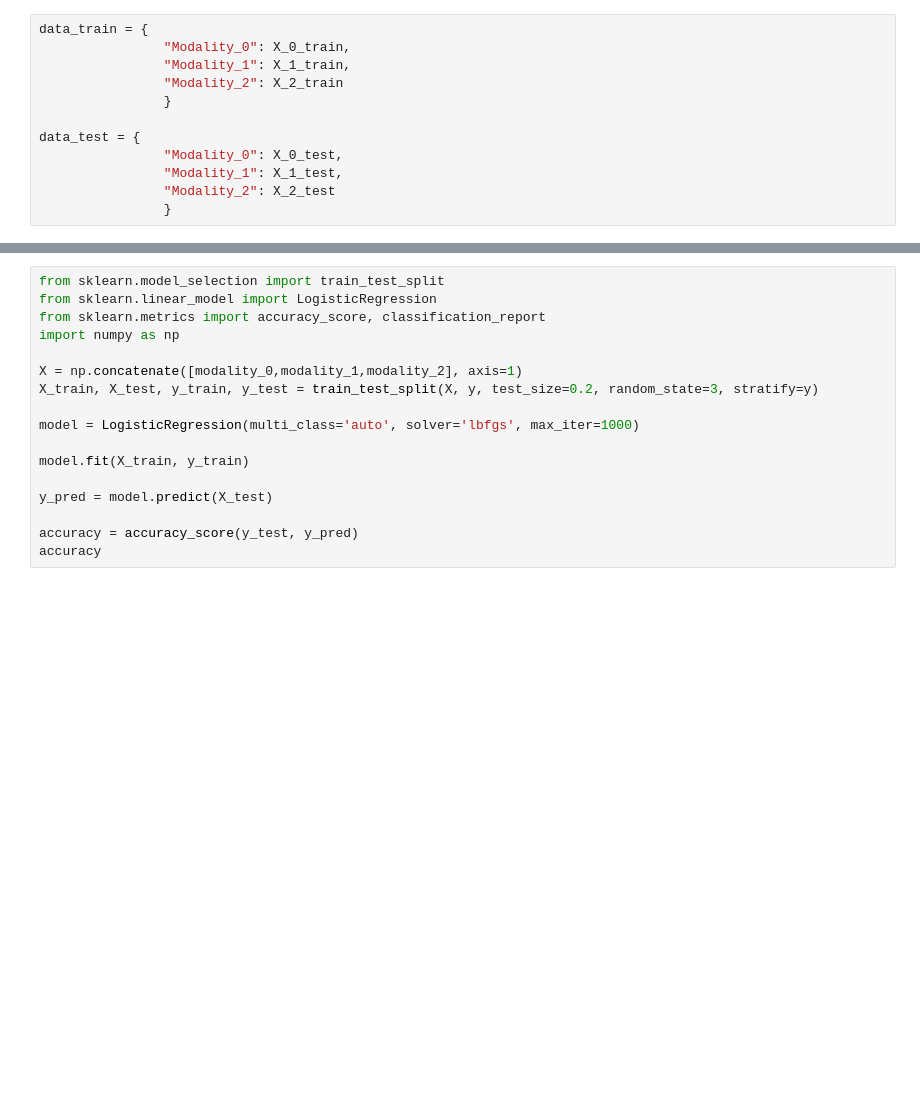
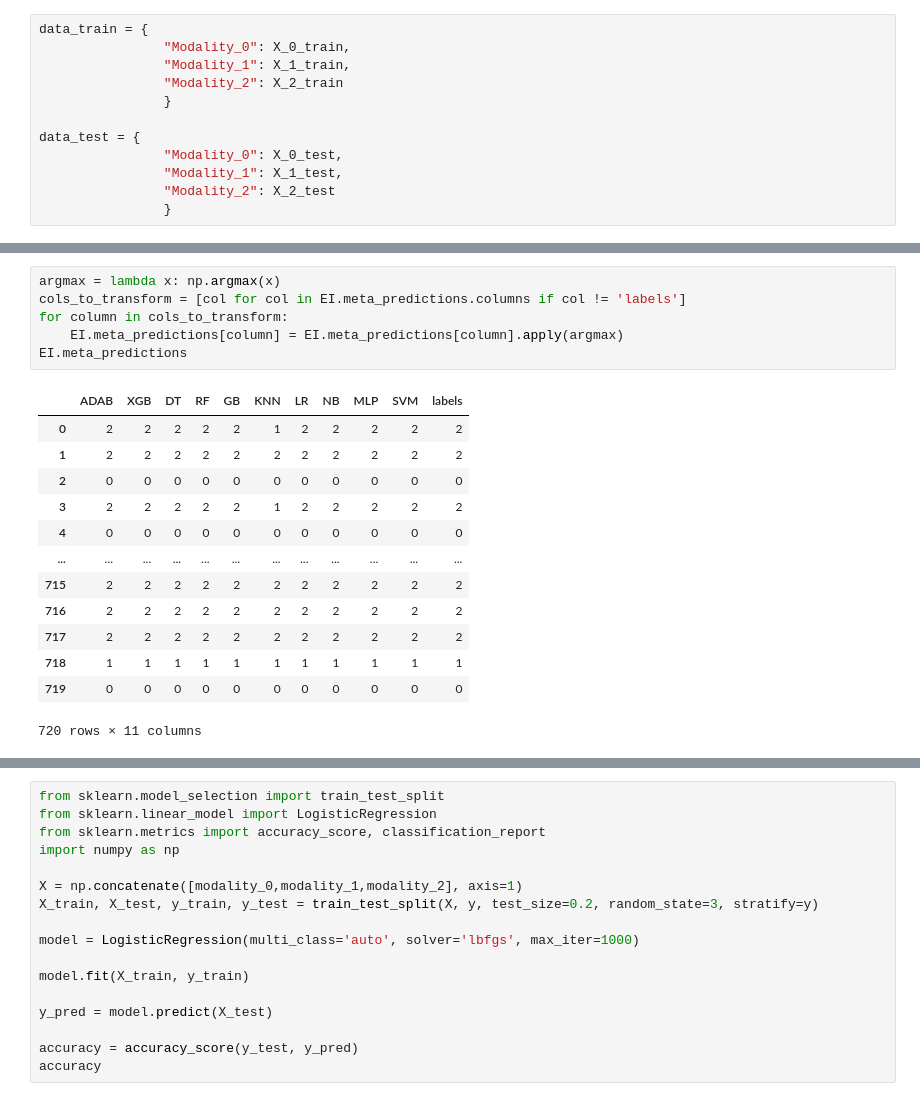
Before and after one commit to GauravPandeyLab/eipy, a Jupyter notebook: eipy/multi-class.ipynb, the cells around one changed output, grey strips where cells are left out. Drawn from its saved outputs; the diff is of its cells as text; blank space fills up the shorter version.

```diff
--- a/eipy/multi-class.ipynb
+++ b/eipy/multi-class.ipynb
@@ -191,3 +264,23 @@ Training final meta models: |██████████|100%
+# %%
+argmax = lambda x: np.argmax(x)
+cols_to_transform = [col for col in EI.meta_predictions.columns if col != 'labels']
+for column in cols_to_transform:
+    EI.meta_predictions[column] = EI.meta_predictions[column].apply(argmax)
+EI.meta_predictions
+# %% [output]
+|  | ADAB | XGB | DT | RF | GB | KNN | LR | NB | MLP | SVM | labels |
+| 0 | 2 | 2 | 2 | 2 | 2 | 1 | 2 | 2 | 2 | 2 | 2 |
+| 1 | 2 | 2 | 2 | 2 | 2 | 2 | 2 | 2 | 2 | 2 | 2 |
+| 2 | 0 | 0 | 0 | 0 | 0 | 0 | 0 | 0 | 0 | 0 | 0 |
+| 3 | 2 | 2 | 2 | 2 | 2 | 1 | 2 | 2 | 2 | 2 | 2 |
+| 4 | 0 | 0 | 0 | 0 | 0 | 0 | 0 | 0 | 0 | 0 | 0 |
+| ... | ... | ... | ... | ... | ... | ... | ... | ... | ... | ... | ... |
+| 715 | 2 | 2 | 2 | 2 | 2 | 2 | 2 | 2 | 2 | 2 | 2 |
+| 716 | 2 | 2 | 2 | 2 | 2 | 2 | 2 | 2 | 2 | 2 | 2 |
+| 717 | 2 | 2 | 2 | 2 | 2 | 2 | 2 | 2 | 2 | 2 | 2 |
+| 718 | 1 | 1 | 1 | 1 | 1 | 1 | 1 | 1 | 1 | 1 | 1 |
+| 719 | 0 | 0 | 0 | 0 | 0 | 0 | 0 | 0 | 0 | 0 | 0 |
+720 rows × 11 columns
 # %%
 EI.meta_summary["metrics"]
 # %% [output]
```
Also changed, not shown: parts of 31 cells of this notebook, 8 other files.
